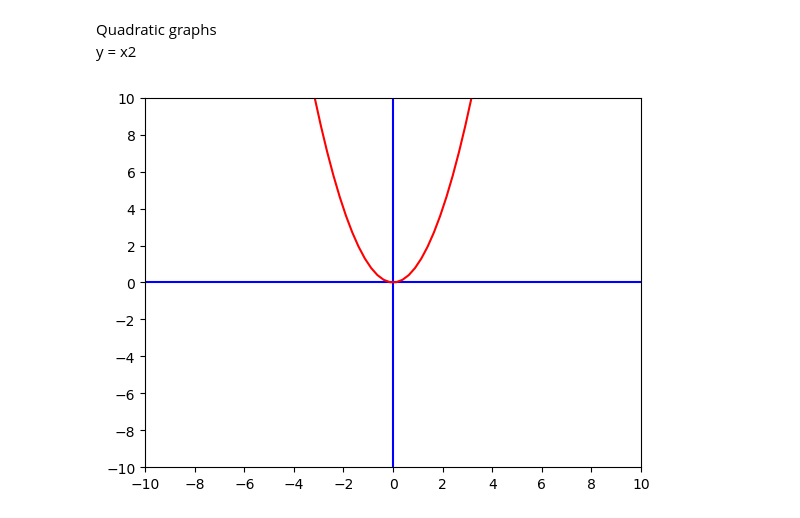
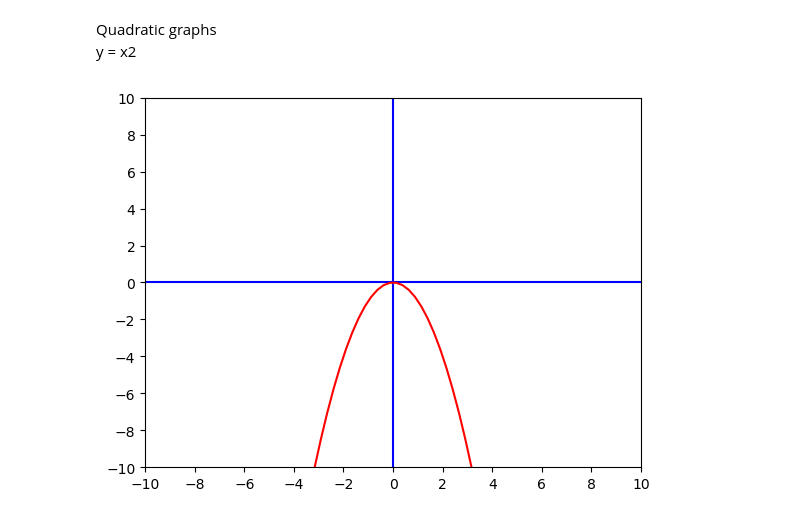
Before and after one commit to jayr0n/algebrawithpython, a Jupyter notebook: week11/parent_graphs.ipynb, the cells around one changed output. Cells and saved outputs as stored; diff of their text form; code cells hidden in the pictures.

```diff
--- a/week11/parent_graphs.ipynb
+++ b/week11/parent_graphs.ipynb
@@ -61,26 +61,26 @@ y = x2
 # %%
 import matplotlib.pyplot as plt
 import numpy as np
 
 xmin = -10
 xmax = 10
 ymin = - 10
 ymax = 10
 points = 4*(xmax-xmin)
 x = np.linspace(xmin,xmax,points)
 
 
 fig, ax = plt.subplots()
 plt.axis([xmin,xmax,ymin,ymax]) # window size
 plt.plot([xmin,xmax],[0,0],'-b') # blue x axis
 plt.plot([0,0],[ymin,ymax], 'b') # blue y axis
 
 plt.xticks(np.arange(xmin, xmax+1, 2))
 plt.yticks(np.arange(ymin, ymax+1, 2))
 
-plt.plot(x, x**2, 'r')
+plt.plot(x, -x**2, 'r')
 
 #ax.set_ylim(2, 4) # defining limits
 plt.show()
 # %% [output]
-[figure, old version]
+[figure, new version]
```
Also changed, not shown: parts of 2 cells of this notebook.
